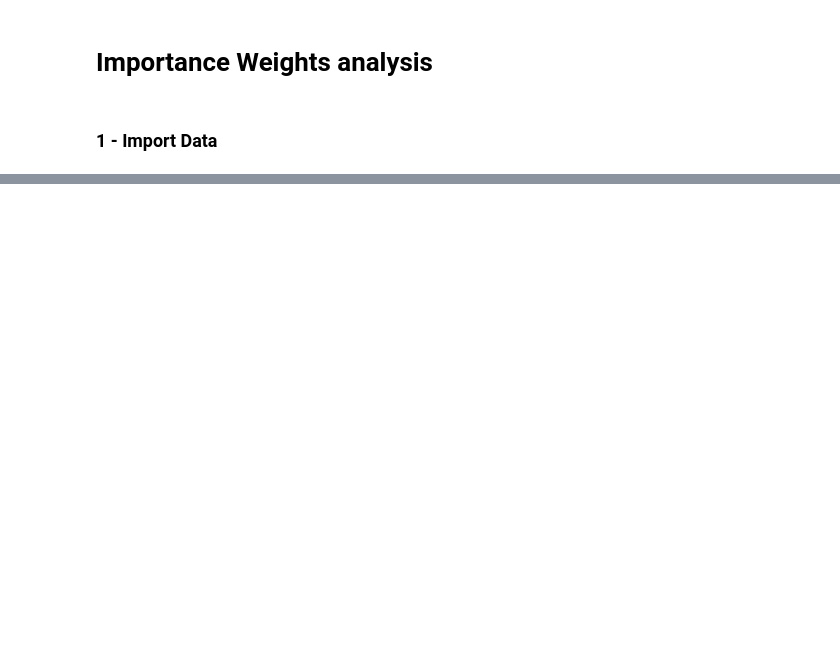
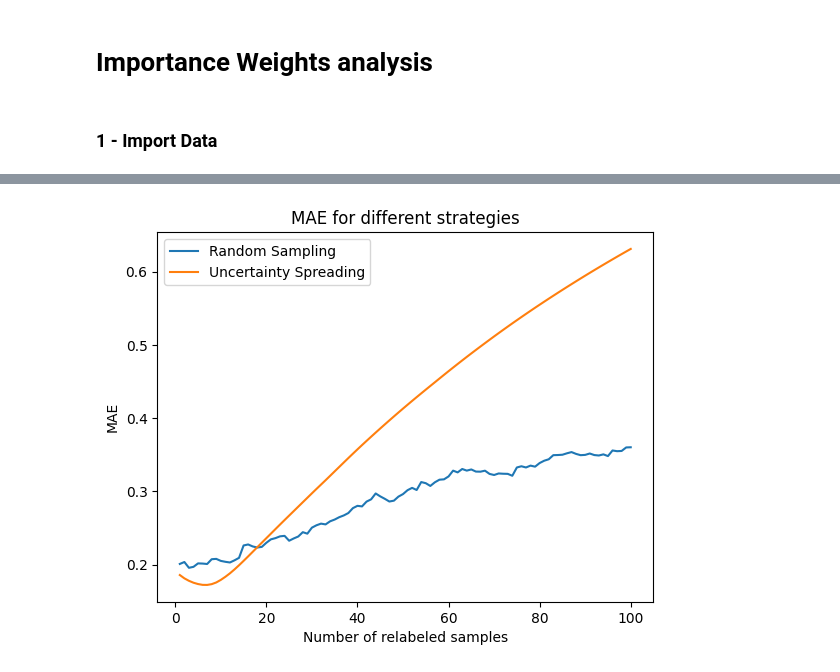
Before and after one commit to MassimilianoArca/master-thesis-experiments, a Jupyter notebook: master_thesis_experiments/notebooks/classification/evaluations.ipynb, the cells around one changed output, grey strips where cells are left out. Cells and saved outputs as stored; diff of their text form; code cells hidden in the pictures; blank space fills up the shorter version.

Commit message:
computed first plot

```diff
--- a/master_thesis_experiments/notebooks/classification/evaluations.ipynb
+++ b/master_thesis_experiments/notebooks/classification/evaluations.ipynb
@@ -10,7 +10,7 @@ import json
 # %%
 os.chdir('..')
 # %%
-sim_path = '../results/synth_classification/27-04-2023-15:37'
+sim_path = '../results/synth_classification_fixed_dataset_and_samples/29-04-2023-18:13'
 # %%
 def get_immediate_subdirectories(a_dir):
     return [name for name in os.listdir(a_dir)
@@ -42,0 +69,8 @@ for run in runs_dirs:
+# %%
+mae_us = {}
+for key in uncertainty_spreading_weights.keys():
+    mae_us[key] = mean_absolute_error(true_weights_list[0], uncertainty_spreading_weights[key])
+# %%
+mae_rs = {}
+for key in random_sampling_weights.keys():
+    mae_rs[key] = mean_absolute_error(true_weights_list[0], random_sampling_weights[key])
@@ -42,0 +101,24 @@ for run in runs_dirs:
+# %%
+# create a new figure and axis object
+fig, ax = plt.subplots()
+
+# plot the MAE values for each model as a line
+ax.plot(list(mae_rs.keys()), list(mae_rs.values()), label='Random Sampling')
+ax.plot(list(mae_us.keys()),list(mae_us.values()), label='Uncertainty Spreading')
+
+# add a legend to the plot
+ax.legend()
+
+# set the x-axis label
+ax.set_xlabel('Number of relabeled samples')
+
+# set the y-axis label
+ax.set_ylabel('MAE')
+
+# set the title of the plot
+ax.set_title('MAE for different strategies')
+
+# display the plot
+plt.show()
+# %% [output]
+[figure, added]
```
Also changed, not shown: parts of 7 cells of this notebook, 7 other files.
